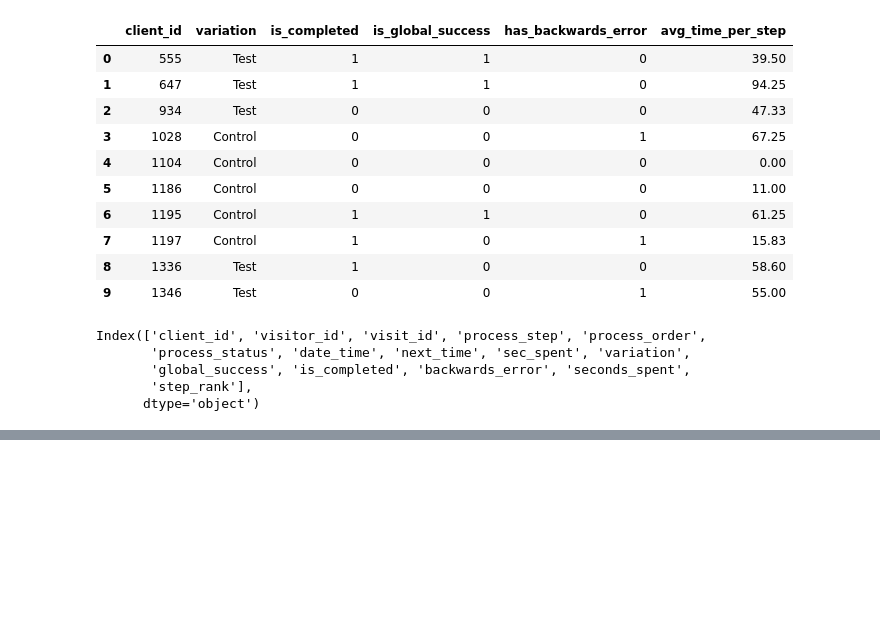
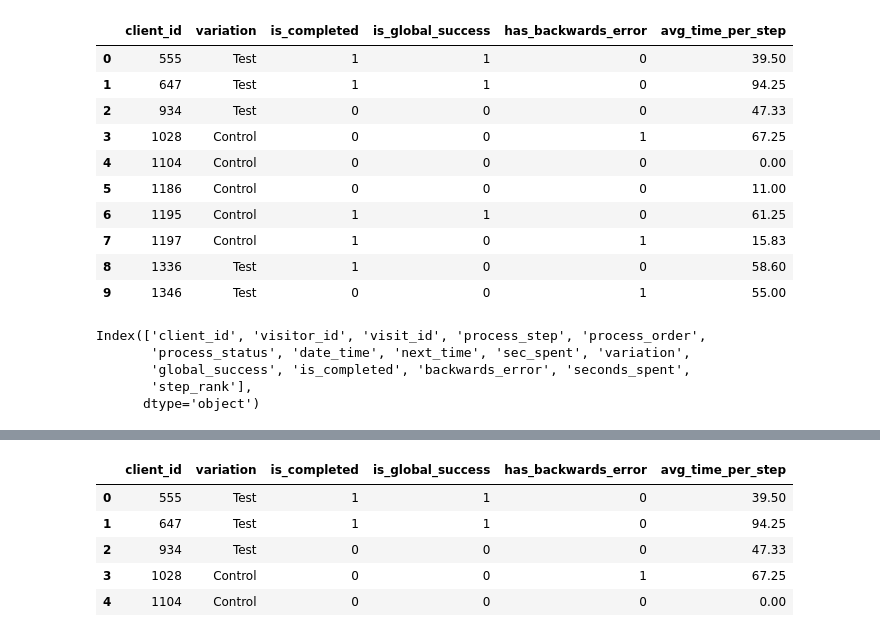
Before and after one commit to eymeklaus/vanguard-ab-test, a Jupyter notebook: KPIs.ipynb, the cells around one changed output, grey strips where cells are left out. Cells and saved outputs as stored; diff of their text form; code cells hidden in the pictures; blank space fills up the shorter version.

```diff
--- a/KPIs.ipynb
+++ b/KPIs.ipynb
@@ -347,6 +314,15 @@ web.head()
 | 2 | 555 | 402506806_56087378777 | 637149525_38041617439_716659 | step_2 | correct | 2017-04-15 12:58:35 | Test | True | ... |
 | 3 | 555 | 402506806_56087378777 | 637149525_38041617439_716659 | step_3 | correct | 2017-04-15 13:00:14 | Test | True | ... |
 | 4 | 555 | 402506806_56087378777 | 637149525_38041617439_716659 | confirm | correct | 2017-04-15 13:00:34 | Test | True | ... |
+# %%
+df_clients.head()
+# %% [output]
+|  | client_id | variation | is_completed | is_global_success | has_backwards_error | avg_time_per_step |
+| 0 | 555 | Test | 1 | 1 | 0 | 39.50 |
+| 1 | 647 | Test | 1 | 1 | 0 | 94.25 |
+| 2 | 934 | Test | 0 | 0 | 0 | 47.33 |
+| 3 | 1028 | Control | 0 | 0 | 1 | 67.25 |
+| 4 | 1104 | Control | 0 | 0 | 0 | 0.00 |
 # %%
 import os
 
```
Also changed, not shown: parts of 6 cells of this notebook, 7 other files.
